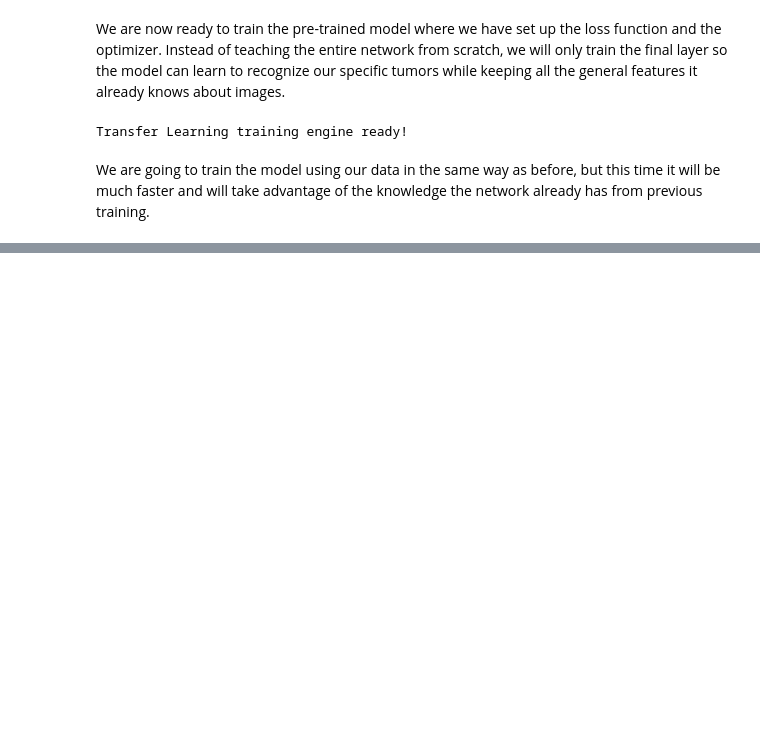
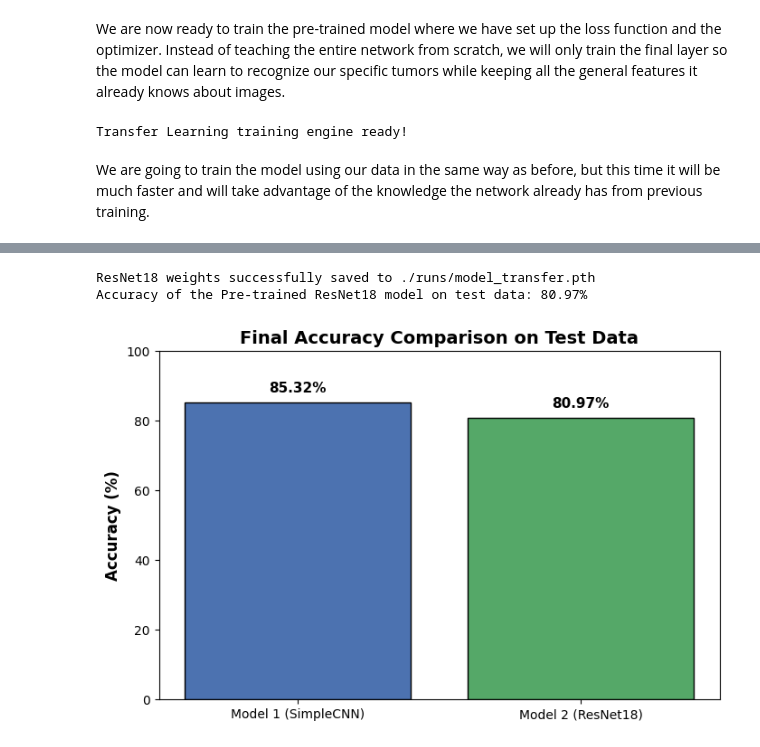
Before and after one commit to IkerMorrondo/deepLearning, a Jupyter notebook: 2assign/2assign.ipynb, the cells around one changed output, grey strips where cells are left out. Saved outputs shown, nothing was run; the diff lists cells and outputs as text; code cells hidden in the pictures; blank space fills up the shorter version.

```diff
--- a/2assign/2assign.ipynb
+++ b/2assign/2assign.ipynb
@@ -307,7 +329,7 @@ total = 0
 
     #We don't need to calculate gradients for evaluation (saves memory)
 with torch.no_grad():
-    for images, labels in dataloader:
+    for images, labels in test_loader:
         images = images.to(device)
         labels = labels.to(device)
 
@@ -424,7 +448,7 @@ for epoch in range(num_epochs):
     model_transfer.train()  #Training mode
     running_loss = 0.0
 
-    for i, (images, labels) in enumerate(dataloader):
+    for i, (images, labels) in enumerate(train_loader):
         images = images.to(device)
         labels = labels.to(device)
 
@@ -438,9 +462,9 @@ for epoch in range(num_epochs):
         running_loss += loss.item()
 
         if (i + 1) % 50 == 0:
-            print(f'Epoch [{epoch+1}/{num_epochs}], Step [{i+1}/{len(dataloader)}], Loss: {loss.item():.4f}')
+            print(f'Epoch [{epoch+1}/{num_epochs}], Step [{i+1}/{len(train_loader)}], Loss: {loss.item():.4f}')
 
-    epoch_loss = running_loss / len(dataloader)
+    epoch_loss = running_loss / len(train_loader)
     print(f'End of Epoch {epoch+1}, Average Loss: {epoch_loss:.4f}\n')
 
 print("Transfer Learning training completed!")
@@ -464,0 +486,65 @@ Transfer Learning training completed!
+# %%
+import os
+import torch
+
+# --- Save the Transfer Learning model (Model 2) ---
+
+# We create a folder named 'runs' if it doesn't exist to keep our project clean
+os.makedirs('./runs', exist_ok=True)
+model_save_path_transfer = './runs/model_transfer.pth'
+
+# Save the learned weights for ResNet18
+torch.save(model_transfer.state_dict(), model_save_path_transfer)
+print(f"ResNet18 weights successfully saved to {model_save_path_transfer}")
+
+# --- Evaluate accuracy of Transfer Learning model ---
+
+model_transfer.eval()  # Set model to evaluation mode
+correct_transfer = 0
+total_transfer = 0
+
+# We don't need to calculate gradients for evaluation (saves memory and speeds up)
+with torch.no_grad():
+    # VERY IMPORTANT: Evaluate on TEST data (the 20% unseen data)
+    for images, labels in test_loader:
+        images = images.to(device)
+        labels = labels.to(device)
+
+        # Get predictions
+        outputs = model_transfer(images)
+        _, predicted = torch.max(outputs.data, 1)
+
+        total_transfer += labels.size(0)
+        correct_transfer += (predicted == labels).sum().item()
+
+accuracy_transfer = 100 * correct_transfer / total_transfer
+print(f"Accuracy of the Pre-trained ResNet18 model on test data: {accuracy_transfer:.2f}%")
+# %% [output]
+ResNet18 weights successfully saved to ./runs/model_transfer.pth
+Accuracy of the Pre-trained ResNet18 model on test data: 80.97%
+# %%
+
+# --- Compare Results ---
+
+# We use the variables we calculated previously
+model_names = ['Model 1 (SimpleCNN)', 'Model 2 (ResNet18)']
+# If your variables are named differently, change them here manually: [82.90, 83.55]
+accuracies = [accuracy, accuracy_transfer]
+
+plt.figure(figsize=(8, 5))
+bars = plt.bar(model_names, accuracies, color=['#4C72B0', '#55A868'], edgecolor='black')
+
+# Formatting the chart
+plt.ylim(0, 100) # Percentage goes from 0 to 100
+plt.ylabel('Accuracy (%)', fontweight='bold', fontsize=12)
+plt.title('Final Accuracy Comparison on Test Data', fontweight='bold', fontsize=14)
+
+# Add the exact numbers on top of the bars
+for bar in bars:
+    yval = bar.get_height()
+    plt.text(bar.get_x() + bar.get_width()/2, yval + 2, f'{yval:.2f}%',
+             ha='center', va='bottom', fontweight='bold', fontsize=11)
+
+plt.show()
+# %% [output]
+[figure, added]
```
Also changed, not shown: parts of 12 cells of this notebook.
